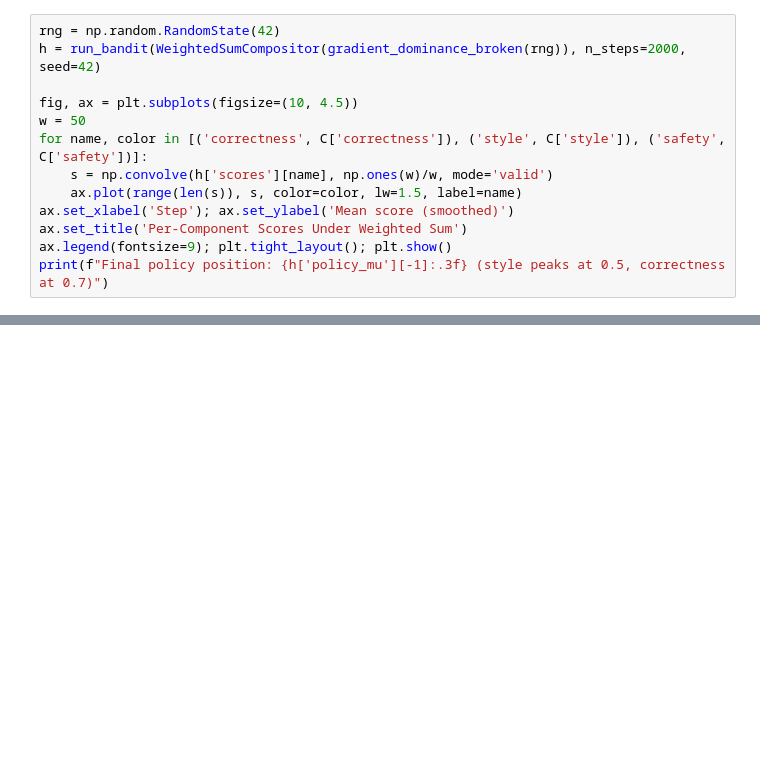
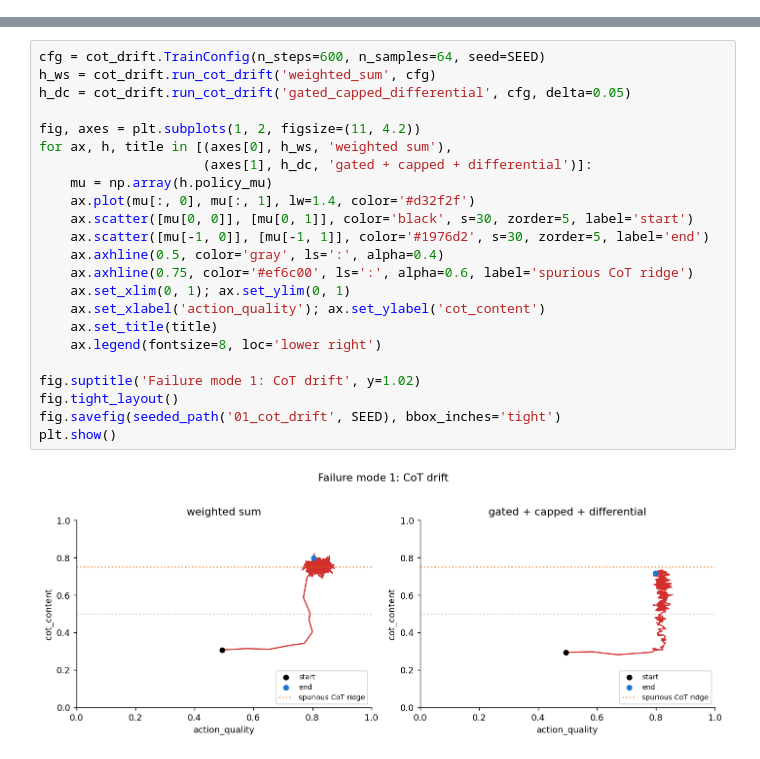
Before and after one commit to ABengani17/reward_cap, a Jupyter notebook: notebooks/01_failures.ipynb, the cells around one changed output, grey strips where cells are left out. Drawn from its saved outputs; the diff is of its cells as text; blank space fills up the shorter version.

```diff
--- a/notebooks/01_failures.ipynb
+++ b/notebooks/01_failures.ipynb
@@ -99,13 +25,0 @@ Three reward components with different variance profiles. A style judge (high va
-# %%
-rng = np.random.RandomState(42)
-h = run_bandit(WeightedSumCompositor(gradient_dominance_broken(rng)), n_steps=2000, seed=42)
-
-fig, ax = plt.subplots(figsize=(10, 4.5))
-w = 50
-for name, color in [('correctness', C['correctness']), ('style', C['style']), ('safety', C['safety'])]:
-    s = np.convolve(h['scores'][name], np.ones(w)/w, mode='valid')
-    ax.plot(range(len(s)), s, color=color, lw=1.5, label=name)
-ax.set_xlabel('Step'); ax.set_ylabel('Mean score (smoothed)')
-ax.set_title('Per-Component Scores Under Weighted Sum')
-ax.legend(fontsize=9); plt.tight_layout(); plt.show()
-print(f"Final policy position: {h['policy_mu'][-1]:.3f} (style peaks at 0.5, correctness at 0.7)")
@@ -156,0 +35,25 @@ These are not edge cases. They are the default outcome of ad-hoc weighted sums w
+# %%
+cfg = cot_drift.TrainConfig(n_steps=600, n_samples=64, seed=SEED)
+h_ws = cot_drift.run_cot_drift('weighted_sum', cfg)
+h_dc = cot_drift.run_cot_drift('gated_capped_differential', cfg, delta=0.05)
+
+fig, axes = plt.subplots(1, 2, figsize=(11, 4.2))
+for ax, h, title in [(axes[0], h_ws, 'weighted sum'),
+                     (axes[1], h_dc, 'gated + capped + differential')]:
+    mu = np.array(h.policy_mu)
+    ax.plot(mu[:, 0], mu[:, 1], lw=1.4, color='#d32f2f')
+    ax.scatter([mu[0, 0]], [mu[0, 1]], color='black', s=30, zorder=5, label='start')
+    ax.scatter([mu[-1, 0]], [mu[-1, 1]], color='#1976d2', s=30, zorder=5, label='end')
+    ax.axhline(0.5, color='gray', ls=':', alpha=0.4)
+    ax.axhline(0.75, color='#ef6c00', ls=':', alpha=0.6, label='spurious CoT ridge')
+    ax.set_xlim(0, 1); ax.set_ylim(0, 1)
+    ax.set_xlabel('action_quality'); ax.set_ylabel('cot_content')
+    ax.set_title(title)
+    ax.legend(fontsize=8, loc='lower right')
+
+fig.suptitle('Failure mode 1: CoT drift', y=1.02)
+fig.tight_layout()
+fig.savefig(seeded_path('01_cot_drift', SEED), bbox_inches='tight')
+plt.show()
+# %% [output]
+[figure, added]
```
Also changed, not shown: parts of 18 cells of this notebook, 37 other files.
